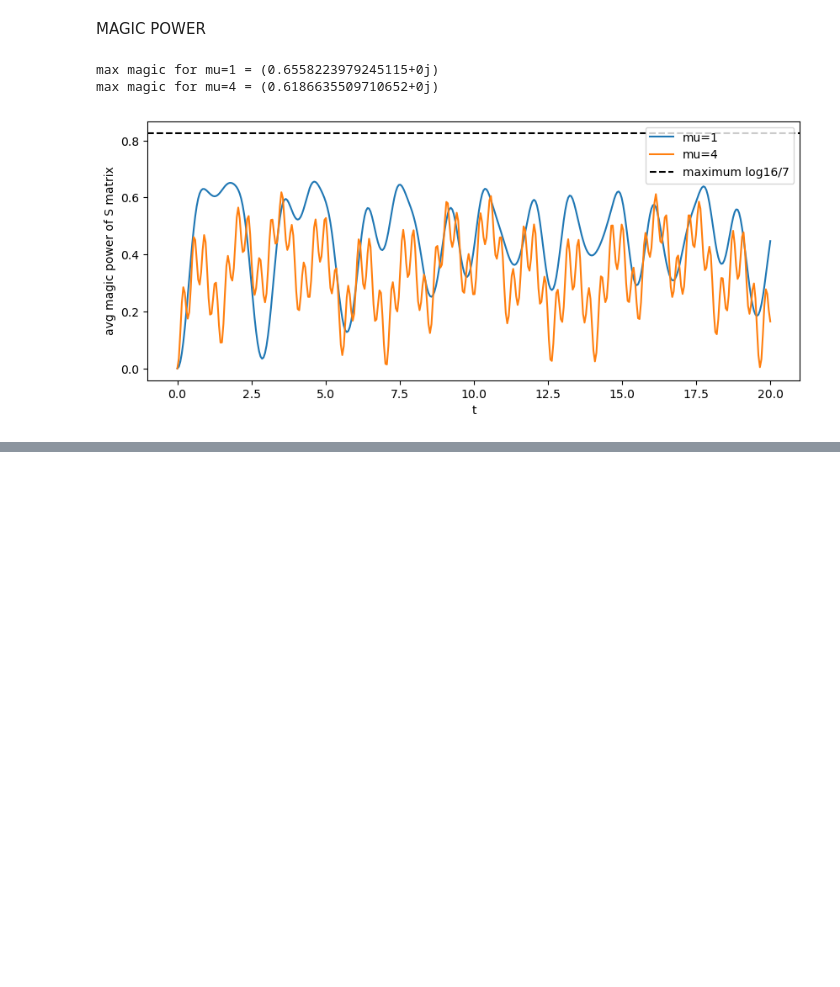
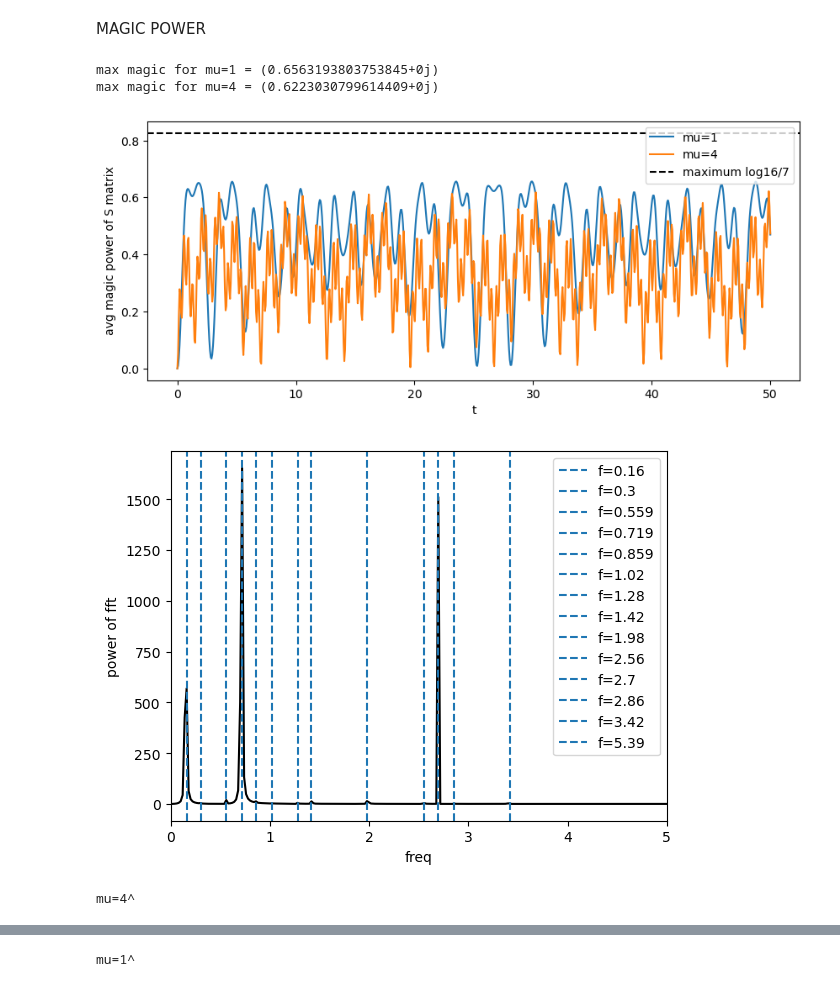
Before and after one commit to annabirke/Honours_entangle_magic, a Jupyter notebook: entanglement_magic_power_sum_stabiliser_states.ipynb, the cells around one changed output, grey strips where cells are left out. Saved outputs shown, nothing was run; the diff lists cells and outputs as text; code cells hidden in the pictures; blank space fills up the shorter version.

Commit message:
added more fourier analysis of E and M powers

```diff
--- a/entanglement_magic_power_sum_stabiliser_states.ipynb
+++ b/entanglement_magic_power_sum_stabiliser_states.ipynb
@@ -111,10 +241,10 @@ a=1
 # mu=1
 # t=1
 mu_list=np.array([0,1,4])
-t_list=np.linspace(0,20,400)
+t_list=np.linspace(0,50,1000)
 
 plt.figure(figsize=(10,4))
-
+entanglement_list_mu=[]
 for k, mu in enumerate(mu_list) :
     entanglement_list = []
     for n, t in enumerate(t_list) :
@@ -144,8 +274,17 @@ for k, mu in enumerate(mu_list) :
         entanglement_list.append(entanglement)
 
     plt.plot(t_list,entanglement_list,label=f"mu={mu}")
+    entanglement_list_mu.append(entanglement_list)
 plt.legend()
 plt.xlabel('t')
 plt.ylabel('avg entanglement power of S matrix')
 plt.show()
+
+signal=np.array(entanglement_list_mu)[1,:]
+(freqs,peaks)=fourier(t_list,signal,[0,3])
+print('^ mu=1')
+
+signal=np.array(entanglement_list_mu)[2,:]
+(freqs,peaks)=fourier(t_list,signal,[0,3])
+print('^ mu=4')
 # %% [output]
@@ -225,34 +348,47 @@ def M2(psiout):
 # %%
 # variables for state evolution, a is energy state splitting, mu is interaction strength, t is time
 a=1
 mu_list=np.array([1,4])
-t_list=np.linspace(0,20,400)
+t_list=np.linspace(0,50,800)
 
 plt.figure(figsize=(10,4))
 
+magic_list_mu=[]
 for k, mu in enumerate(mu_list) :
     magicpower_list = []
     for n, t in enumerate(t_list) :
         # get each stabiliser state, evolve it
         magic_list=[]
         for i in range(60): # because we want the intially non-magic states, so all the stabiliser states
             psiin = ss[i,:] # ith state
             psiout = Smatrix(a,mu,t)@psiin
             magic_list.append(M2(psiout))
 
         # magic power is average magic induced in all stabiliser states
         magicpower = sum(np.array(magic_list))/60 # this is avg magic power for a particular time and particular mu
         magicpower_list.append(magicpower)
 
     plt.plot(t_list,magicpower_list,label=f"mu={mu}")
     print(f'max magic for mu={mu} = {np.max(magicpower_list)}')
+    magic_list_mu.append(magicpower_list)
+magic_list_mu=np.array(magic_list_mu)
 plt.axhline(y=np.log(16/7),c='k',ls='--',label='maximum log16/7') # maximal possible magic for two-qubit state, from Liu2026
 # plt.axhline(y=np.log(16/7)/2,c='grey',ls='--',label='half maximum')
 plt.legend()
 plt.xlabel('t')
 plt.ylabel('avg magic power of S matrix')
 plt.show()
+
+signal=magic_list_mu[1,:]
+(freqs,peaks)=fourier(t_list,signal,[0,5])
+print('mu=4^')
+
+signal=magic_list_mu[0,:]
+(freqs,peaks)=fourier(t_list,signal,[0,2])
+print('mu=1^')
 # %% [output]
-max magic for mu=1 = (0.6558223979245115+0j)
-max magic for mu=4 = (0.6186635509710652+0j)
+max magic for mu=1 = (0.6563193803753845+0j)
+max magic for mu=4 = (0.6223030799614409+0j)
-[figure, old version]
+[figure, new version]
+[figure, added]
+mu=4^
@@ -259,3 +396,4 @@ max magic for mu=4 = (0.6186635509710652+0j)
+mu=1^
 # %%
 # CAUTION, WILL JUST PLOT THE LAST THING STORED!
 plt.figure(figsize=(10,4))
```
Also changed, not shown: parts of 18 cells of this notebook, 1 other file.
